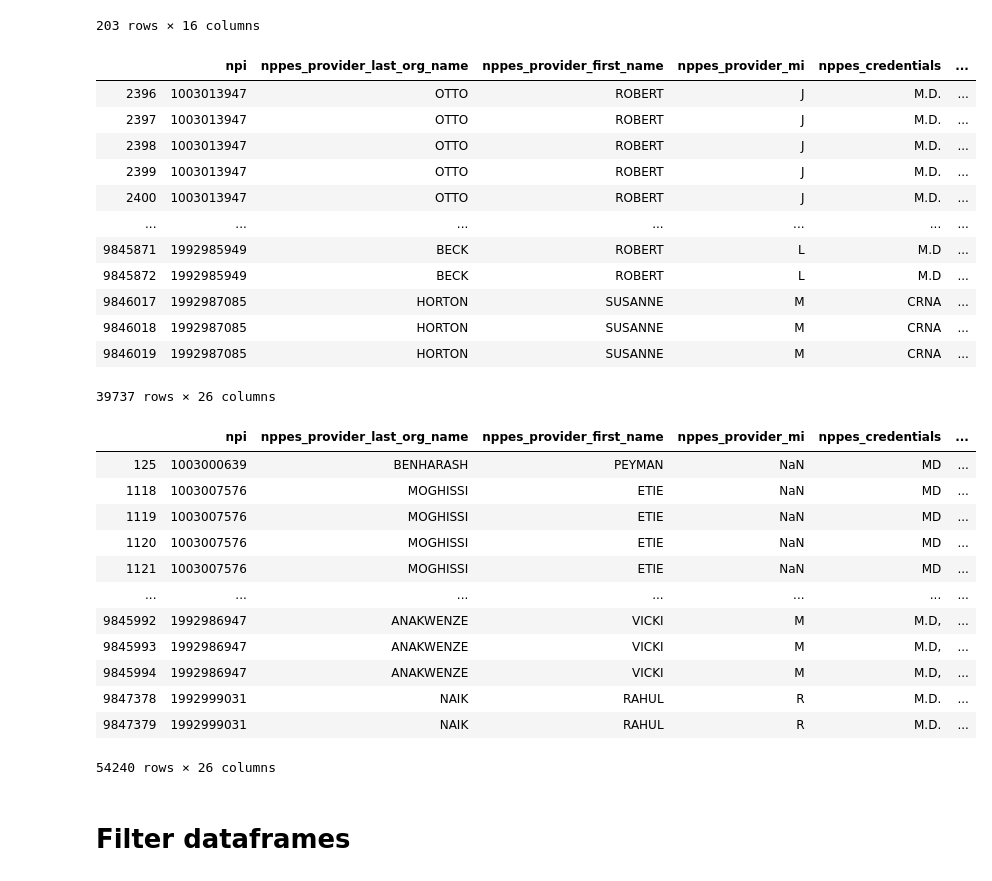
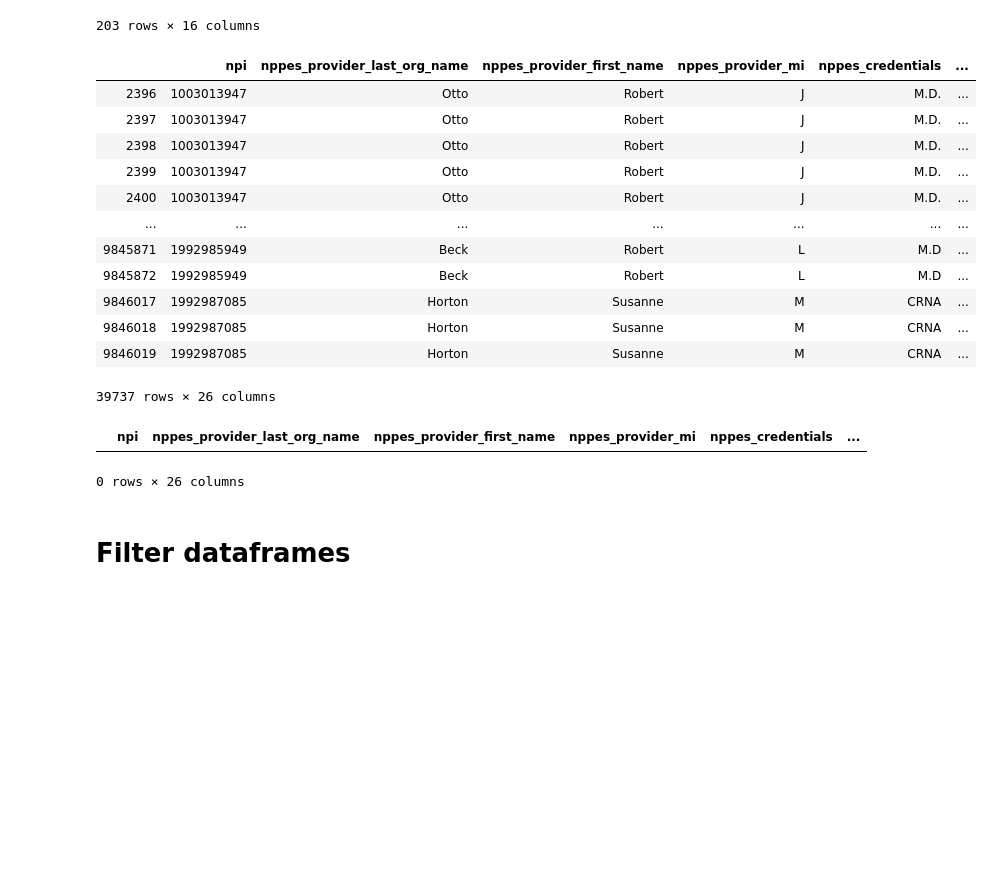
Before and after one commit to yhasan47/healthcare-bluebook-project-bluebook, a Jupyter notebook: notebooks/02-goal_option_1.ipynb, the cells around one changed output. Drawn from its saved outputs; the diff is of its cells as text; code cells hidden in the pictures; blank space fills up the shorter version.

```diff
--- a/notebooks/02-goal_option_1.ipynb
+++ b/notebooks/02-goal_option_1.ipynb
@@ -107,3 +127,38 @@ KeyError: 'entity_type'
+# %%
+# create full_name column for providers
+# df['Price'] = [1500 if x =='Music' else 800 for x in df['Event']]
+
+
+# if x > 10:
+#   print("Above ten,")
+#   if x > 20:
+#     print("and also above 20!")
+#   else:
+#     print("but not above 20.")
+
+
+# if providers['nppes_entity_code'] == 'O':
+#     providers['full_name'] = providers['nppes_provider_last_org_name']
+#     if providers['nppes_entity_code'] == 'I':
+#         providers['full_name'] = providers['nppes_provider_first_name'] + ' '
+#         + providers['nppes_provider_mi'] + ' ' + providers['nppes_provider_last_org_name']
+#     else:
+#         providers['full_name'] = NULL
+
+
+
+providers['full_name'] = [nppes_provider_last_org_name
+                           if x == 'O'
+#                            else nppes_provider_first_name + ' '
+#                               + nppes_provider_mi + ' '
+#                               + nppes_provider_last_org_name
+#                            for x in providers['nppes_entity_code']
+                           else providers['nppes_provider_first_name'] + ' '
+                              + providers['nppes_provider_mi'] + ' '
+                              + providers['nppes_provider_last_org_name']
+                           for x in providers['nppes_entity_code']
+                          ]
+providers.head()
 # %% [markdown]
 # Set up City Dataframes
 
@@ -130,53 +185,42 @@ nashville_outpatient
 # %%
 # set up Nashville Providers Dataframe
 tennesee_providers = providers[providers ['nppes_provider_state'] == 'TN']
-nashville_providers = tennesee_providers[tennesee_providers ['nppes_provider_city'] == 'NASHVILLE']
+nashville_providers = tennesee_providers[tennesee_providers ['nppes_provider_city'] == 'Nashville']
 nashville_providers
 # %% [output]
 |  | npi | nppes_provider_last_org_name | nppes_provider_first_name | nppes_provider_mi | nppes_credentials | ... |
-| 2396 | 1003013947 | OTTO | ROBERT | J | M.D. | ... |
-| 2397 | 1003013947 | OTTO | ROBERT | J | M.D. | ... |
-| 2398 | 1003013947 | OTTO | ROBERT | J | M.D. | ... |
-| 2399 | 1003013947 | OTTO | ROBERT | J | M.D. | ... |
-| 2400 | 1003013947 | OTTO | ROBERT | J | M.D. | ... |
+| 2396 | 1003013947 | Otto | Robert | J | M.D. | ... |
+| 2397 | 1003013947 | Otto | Robert | J | M.D. | ... |
+| 2398 | 1003013947 | Otto | Robert | J | M.D. | ... |
+| 2399 | 1003013947 | Otto | Robert | J | M.D. | ... |
+| 2400 | 1003013947 | Otto | Robert | J | M.D. | ... |
 | ... | ... | ... | ... | ... | ... | ... |
-| 9845871 | 1992985949 | BECK | ROBERT | L | M.D | ... |
-| 9845872 | 1992985949 | BECK | ROBERT | L | M.D | ... |
-| 9846017 | 1992987085 | HORTON | SUSANNE | M | CRNA | ... |
-| 9846018 | 1992987085 | HORTON | SUSANNE | M | CRNA | ... |
-| 9846019 | 1992987085 | HORTON | SUSANNE | M | CRNA | ... |
+| 9845871 | 1992985949 | Beck | Robert | L | M.D | ... |
+| 9845872 | 1992985949 | Beck | Robert | L | M.D | ... |
+| 9846017 | 1992987085 | Horton | Susanne | M | CRNA | ... |
+| 9846018 | 1992987085 | Horton | Susanne | M | CRNA | ... |
+| 9846019 | 1992987085 | Horton | Susanne | M | CRNA | ... |
 39737 rows × 26 columns
 # %%
 # Set up New York City and Los Angeles dataframes
 ny_outpatient = outpatient[outpatient ['provider_state'] == 'NY']
 nyc_outpatient = ny_outpatient[ny_outpatient ['provider_city'] == 'New York']
 nyc_outpatient
 
 ca_outpatient = outpatient[outpatient ['provider_state'] == 'CA']
 la_outpatient = ca_outpatient[ca_outpatient ['provider_city'] == 'Los Angeles']
 la_outpatient
 
 ny_providers = providers[providers ['nppes_provider_state'] == 'NY']
-nyc_providers = ny_providers[ny_providers ['nppes_provider_city'] == 'NEW YORK']
+nyc_providers = ny_providers[ny_providers ['nppes_provider_city'] == 'New York']
 nyc_providers
 
 ca_providers = providers[providers ['nppes_provider_state'] == 'CA']
-la_providers = ca_providers[ca_providers ['nppes_provider_city'] == 'LOS ANGELES']
+la_providers = ca_providers[ca_providers ['nppes_provider_city'] == 'Los Angeles']
 la_providers
 # %% [output]
 |  | npi | nppes_provider_last_org_name | nppes_provider_first_name | nppes_provider_mi | nppes_credentials | ... |
-| 125 | 1003000639 | BENHARASH | PEYMAN | NaN | MD | ... |
-| 1118 | 1003007576 | MOGHISSI | ETIE | NaN | MD | ... |
-| 1119 | 1003007576 | MOGHISSI | ETIE | NaN | MD | ... |
-| 1120 | 1003007576 | MOGHISSI | ETIE | NaN | MD | ... |
-| 1121 | 1003007576 | MOGHISSI | ETIE | NaN | MD | ... |
-| ... | ... | ... | ... | ... | ... | ... |
-| 9845992 | 1992986947 | ANAKWENZE | VICKI | M | M.D, | ... |
-| 9845993 | 1992986947 | ANAKWENZE | VICKI | M | M.D, | ... |
-| 9845994 | 1992986947 | ANAKWENZE | VICKI | M | M.D, | ... |
-| 9847378 | 1992999031 | NAIK | RAHUL | R | M.D. | ... |
-| 9847379 | 1992999031 | NAIK | RAHUL | R | M.D. | ... |
-54240 rows × 26 columns
+0 rows × 26 columns
 # %% [markdown]
 # Filter dataframes
 # %%
```
Also changed, not shown: parts of 12 cells of this notebook, 2 other files.
